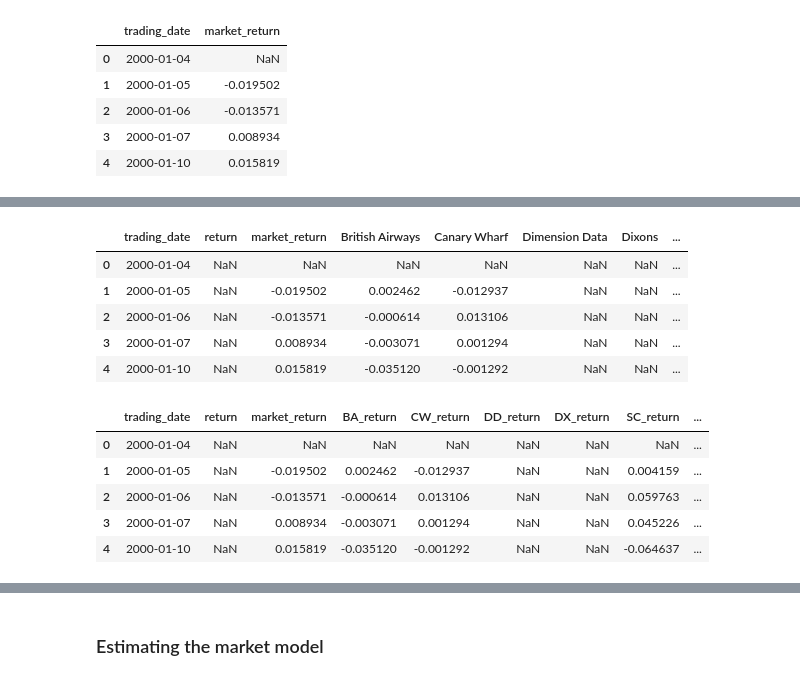
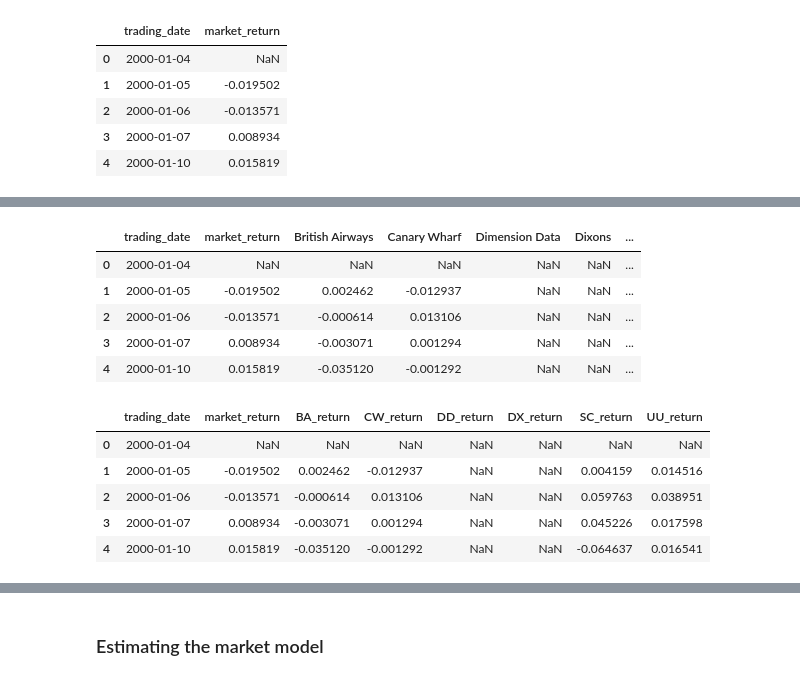
Before and after one commit to BiboyQG/babe_draft, a Jupyter notebook: event_study_market_model_v5.ipynb, the cells around one changed output, grey strips where cells are left out. Cells and saved outputs as stored; diff of their text form; code cells hidden in the pictures.

```diff
--- a/event_study_market_model_v5.ipynb
+++ b/event_study_market_model_v5.ipynb
@@ -141,33 +89,33 @@ data_all.head()
 # %%
 data_other_securities = pd.read_excel("stock_price_securities_other_five.xlsx", skiprows=[1])
 data_other_securities.rename(columns={'Date': 'trading_date'}, inplace=True)
 data_other_securities['trading_date'] = data_other_securities['trading_date'].dt.strftime('%Y-%m-%d')
 data_other_securities['British Airways'] = data_other_securities['British Airways'].pct_change()
 data_other_securities['Canary Wharf'] = data_other_securities['Canary Wharf'].pct_change()
 data_other_securities['Dimension Data'] = data_other_securities['Dimension Data'].pct_change()
 data_other_securities['Dixons'] = data_other_securities['Dixons'].pct_change()
 data_other_securities['Scottish and Newcastle'] = data_other_securities['Scottish and Newcastle'].pct_change()
 data_other_securities['United Utilities'] = data_other_securities['United Utilities'].pct_change()
 data_other_securities.tail()
-data_all = pd.merge(data_all, data_other_securities, on='trading_date', how='left')
+data_all = pd.merge(data_market, data_other_securities, on='trading_date', how='left')
 data_all.head()
 # %% [output]
-|  | trading_date | return | market_return | British Airways | Canary Wharf | Dimension Data | Dixons | ... |
-| 0 | 2000-01-04 | NaN | NaN | NaN | NaN | NaN | NaN | ... |
-| 1 | 2000-01-05 | NaN | -0.019502 | 0.002462 | -0.012937 | NaN | NaN | ... |
-| 2 | 2000-01-06 | NaN | -0.013571 | -0.000614 | 0.013106 | NaN | NaN | ... |
-| 3 | 2000-01-07 | NaN | 0.008934 | -0.003071 | 0.001294 | NaN | NaN | ... |
-| 4 | 2000-01-10 | NaN | 0.015819 | -0.035120 | -0.001292 | NaN | NaN | ... |
+|  | trading_date | market_return | British Airways | Canary Wharf | Dimension Data | Dixons | ... |
+| 0 | 2000-01-04 | NaN | NaN | NaN | NaN | NaN | ... |
+| 1 | 2000-01-05 | -0.019502 | 0.002462 | -0.012937 | NaN | NaN | ... |
+| 2 | 2000-01-06 | -0.013571 | -0.000614 | 0.013106 | NaN | NaN | ... |
+| 3 | 2000-01-07 | 0.008934 | -0.003071 | 0.001294 | NaN | NaN | ... |
+| 4 | 2000-01-10 | 0.015819 | -0.035120 | -0.001292 | NaN | NaN | ... |
 # %%
 data_all.rename(columns={'British Airways': 'BA_return', 'Canary Wharf': 'CW_return', 'Dimension Data': 'DD_return', 'Dixons': 'DX_return', 'Scottish and Newcastle': 'SC_return', 'United Utilities': 'UU_return'}, inplace=True)
 data_all.head()
 # %% [output]
-|  | trading_date | return | market_return | BA_return | CW_return | DD_return | DX_return | SC_return | ... |
-| 0 | 2000-01-04 | NaN | NaN | NaN | NaN | NaN | NaN | NaN | ... |
-| 1 | 2000-01-05 | NaN | -0.019502 | 0.002462 | -0.012937 | NaN | NaN | 0.004159 | ... |
-| 2 | 2000-01-06 | NaN | -0.013571 | -0.000614 | 0.013106 | NaN | NaN | 0.059763 | ... |
-| 3 | 2000-01-07 | NaN | 0.008934 | -0.003071 | 0.001294 | NaN | NaN | 0.045226 | ... |
-| 4 | 2000-01-10 | NaN | 0.015819 | -0.035120 | -0.001292 | NaN | NaN | -0.064637 | ... |
+|  | trading_date | market_return | BA_return | CW_return | DD_return | DX_return | SC_return | UU_return |
+| 0 | 2000-01-04 | NaN | NaN | NaN | NaN | NaN | NaN | NaN |
+| 1 | 2000-01-05 | -0.019502 | 0.002462 | -0.012937 | NaN | NaN | 0.004159 | 0.014516 |
+| 2 | 2000-01-06 | -0.013571 | -0.000614 | 0.013106 | NaN | NaN | 0.059763 | 0.038951 |
+| 3 | 2000-01-07 | 0.008934 | -0.003071 | 0.001294 | NaN | NaN | 0.045226 | 0.017598 |
+| 4 | 2000-01-10 | 0.015819 | -0.035120 | -0.001292 | NaN | NaN | -0.064637 | 0.016541 |
 # %%
 index_event_day = data_all.index[data_all['trading_date']==event_date].tolist()
 # %%
```
Also changed, not shown: parts of 34 cells of this notebook.
